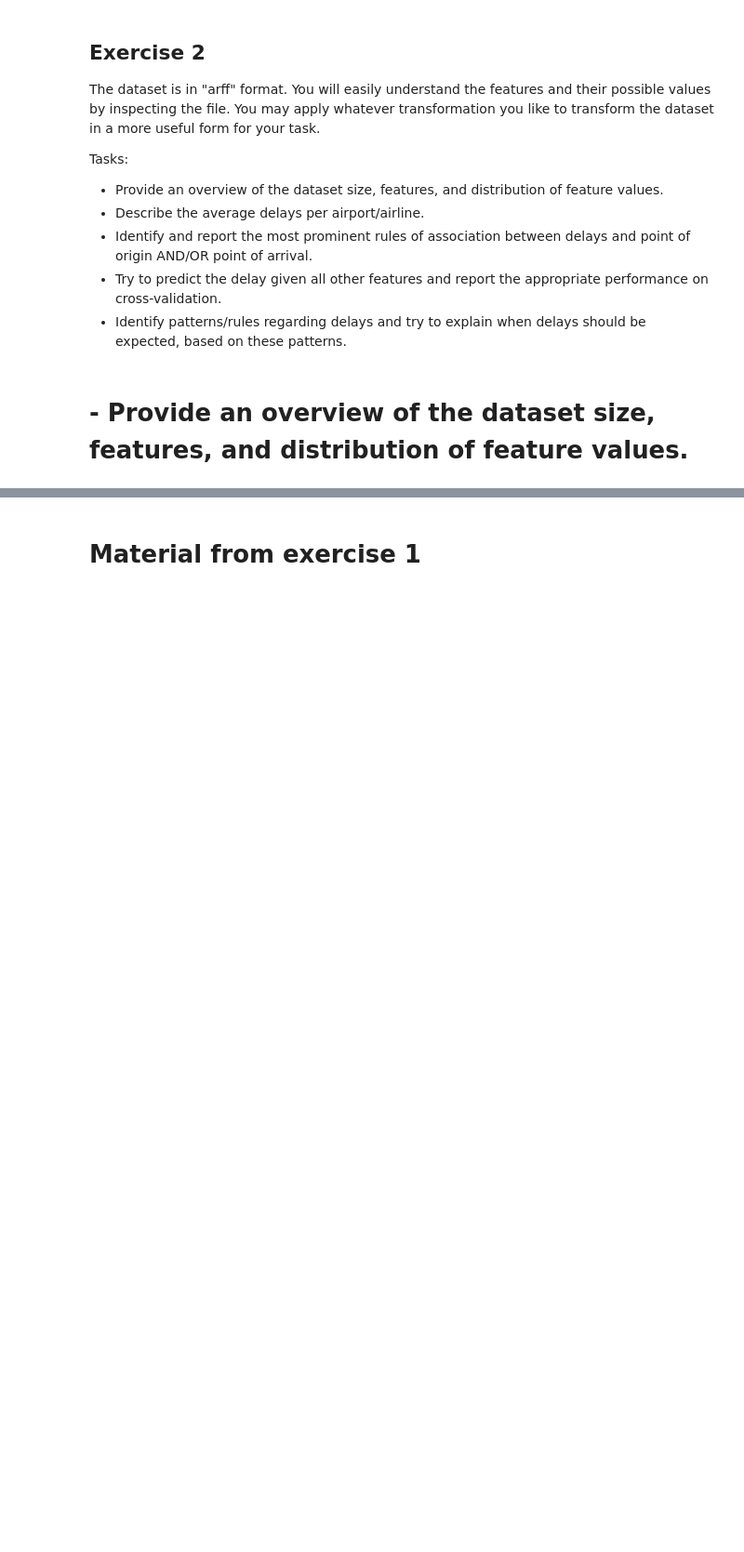
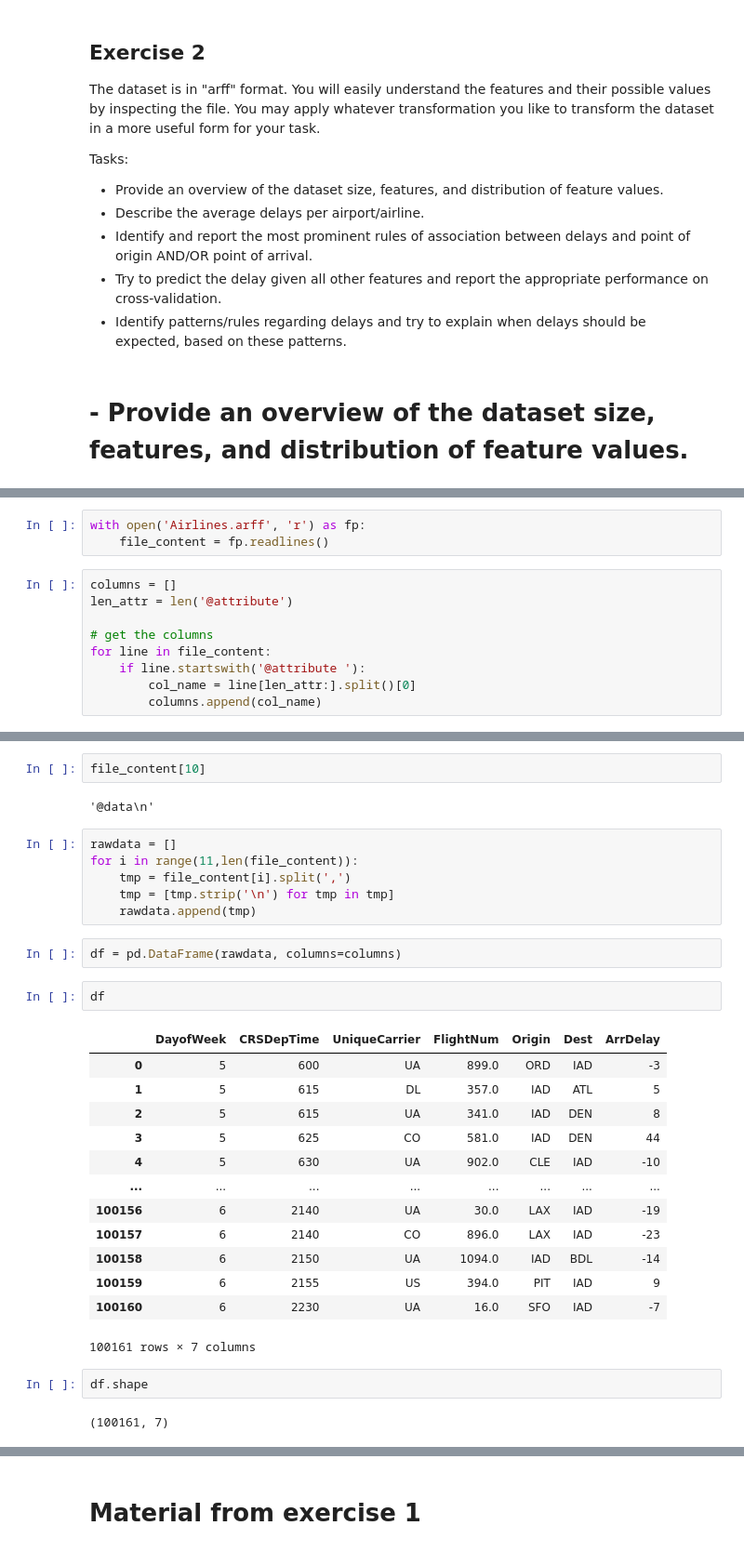
Before and after one commit to gbouzioto/data_mining_master_2020, a Jupyter notebook: exercise_3/airlines/Airlines.ipynb, the cells around one changed output, grey strips where cells are left out. Shown at 93% size. Drawn from its saved outputs; the diff is of its cells as text; blank space fills up the shorter version.

```diff
--- a/exercise_3/airlines/Airlines.ipynb
+++ b/exercise_3/airlines/Airlines.ipynb
@@ -22,0 +17,12 @@ df = pd.DataFrame(data[0])
+# %%
+with open('Airlines.arff', 'r') as fp:
+    file_content = fp.readlines()
+# %%
+columns = []
+len_attr = len('@attribute')
+
+# get the columns
+for line in file_content:
+    if line.startswith('@attribute '):
+        col_name = line[len_attr:].split()[0]
+        columns.append(col_name)
@@ -22,0 +39,32 @@ df = pd.DataFrame(data[0])
+# %%
+file_content[10]
+# %% [output]
+'@data\n'
+# %%
+rawdata = []
+for i in range(11,len(file_content)):
+    tmp = file_content[i].split(',')
+    tmp = [tmp.strip('\n') for tmp in tmp]
+    rawdata.append(tmp)
+# %%
+df = pd.DataFrame(rawdata, columns=columns)
+# %%
+df
+# %% [output]
+|  | DayofWeek | CRSDepTime | UniqueCarrier | FlightNum | Origin | Dest | ArrDelay |
+| 0 | 5 | 600 | UA | 899.0 | ORD | IAD | -3 |
+| 1 | 5 | 615 | DL | 357.0 | IAD | ATL | 5 |
+| 2 | 5 | 615 | UA | 341.0 | IAD | DEN | 8 |
+| 3 | 5 | 625 | CO | 581.0 | IAD | DEN | 44 |
+| 4 | 5 | 630 | UA | 902.0 | CLE | IAD | -10 |
+| ... | ... | ... | ... | ... | ... | ... | ... |
+| 100156 | 6 | 2140 | UA | 30.0 | LAX | IAD | -19 |
+| 100157 | 6 | 2140 | CO | 896.0 | LAX | IAD | -23 |
+| 100158 | 6 | 2150 | UA | 1094.0 | IAD | BDL | -14 |
+| 100159 | 6 | 2155 | US | 394.0 | PIT | IAD | 9 |
+| 100160 | 6 | 2230 | UA | 16.0 | SFO | IAD | -7 |
+100161 rows × 7 columns
+# %%
+df.shape
+# %% [output]
+(100161, 7)
```
Also changed, not shown: parts of 25 cells of this notebook.
